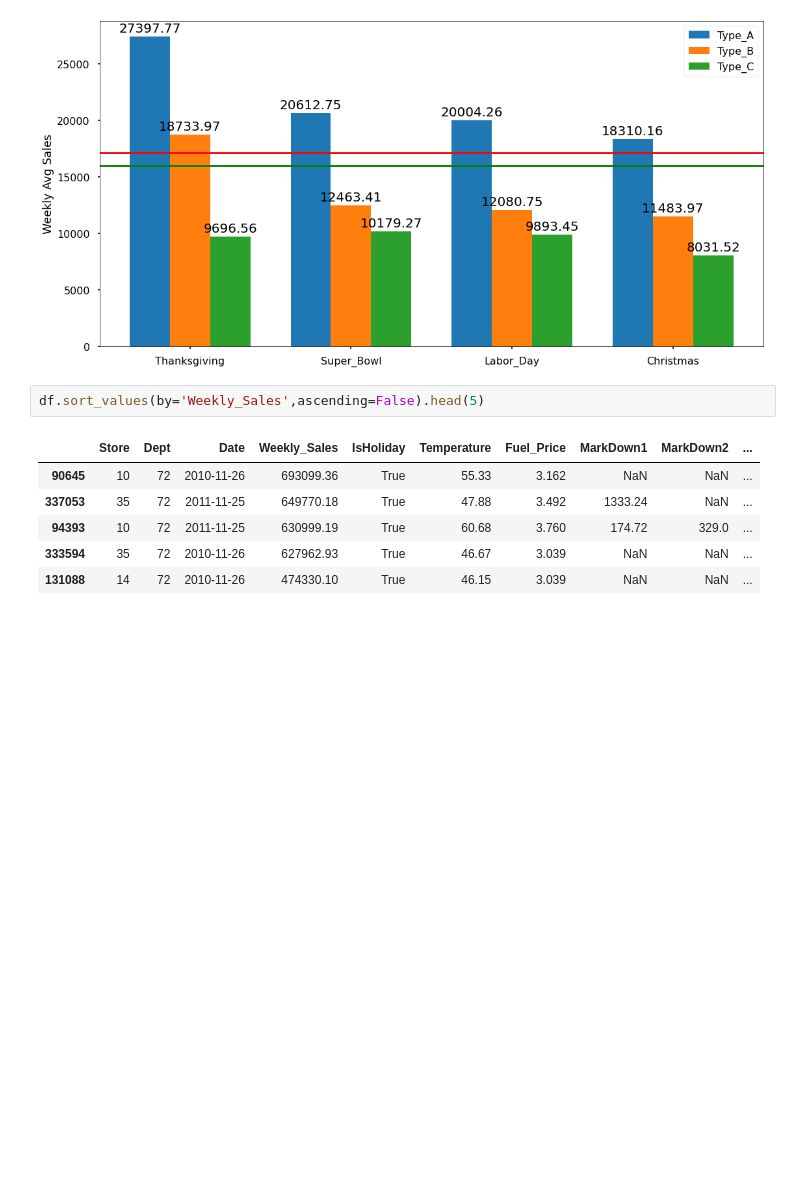
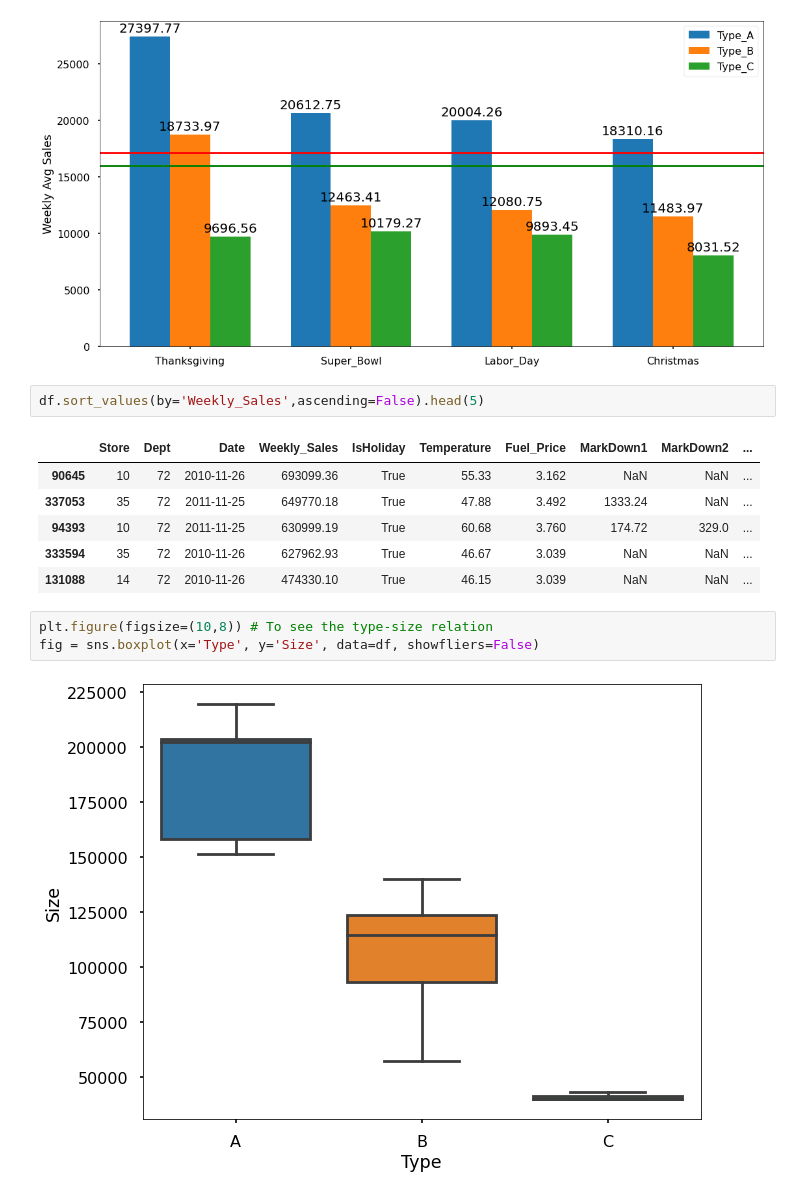
Before and after one commit to abideen-olawuwo/walmart-sales-forcast, a Jupyter notebook: walmart.ipynb, the cells around one changed output. Cells and saved outputs as stored; diff of their text form; blank space fills up the shorter version.

```diff
--- a/walmart.ipynb
+++ b/walmart.ipynb
@@ -349,3 +349,8 @@ df.sort_values(by='Weekly_Sales',ascending=False).head(5)
 | 94393 | 10 | 72 | 2011-11-25 | 630999.19 | True | 60.68 | 3.760 | 174.72 | 329.0 | ... |
 | 333594 | 35 | 72 | 2010-11-26 | 627962.93 | True | 46.67 | 3.039 | NaN | NaN | ... |
 | 131088 | 14 | 72 | 2010-11-26 | 474330.10 | True | 46.15 | 3.039 | NaN | NaN | ... |
+# %%
+plt.figure(figsize=(10,8)) # To see the type-size relation
+fig = sns.boxplot(x='Type', y='Size', data=df, showfliers=False)
+# %% [output]
+[figure, added]
```
Also changed, not shown: parts of 6 cells of this notebook.
